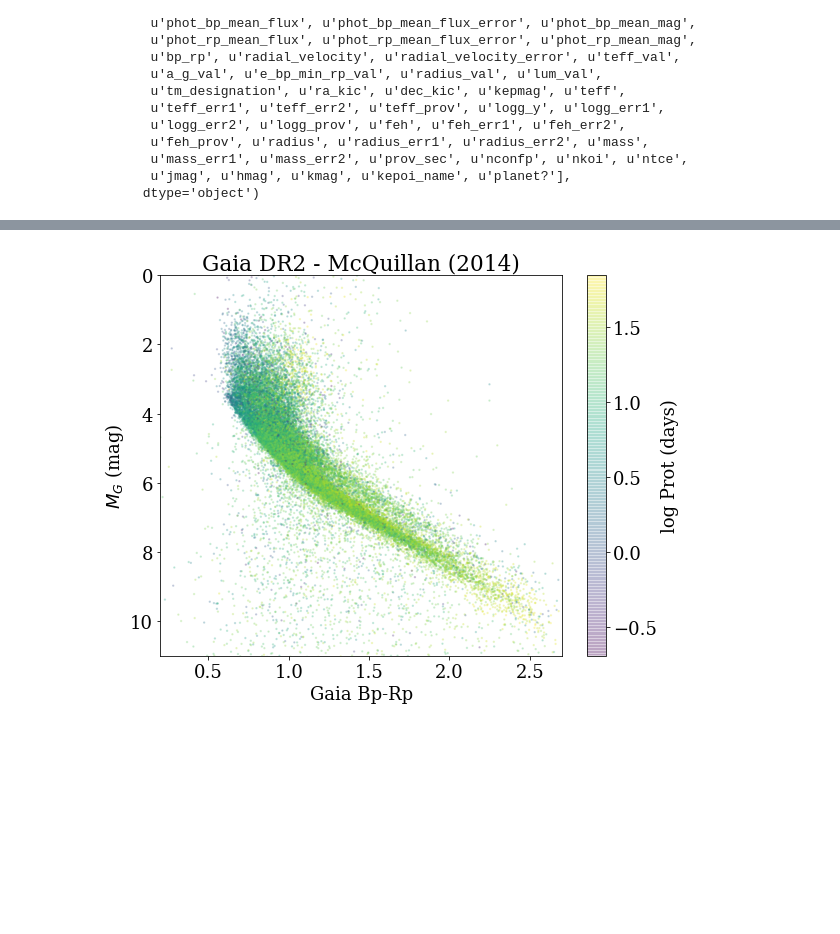
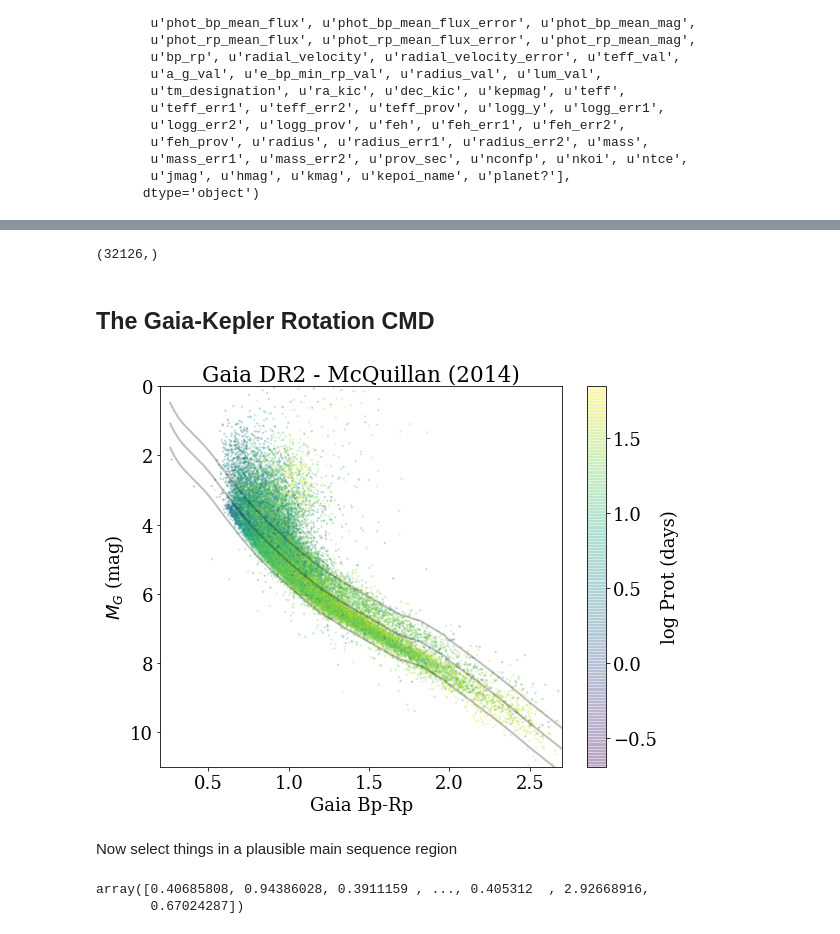
Before and after one commit to jradavenport/gaia2_kep_rot, a Jupyter notebook: explore.ipynb, the cells around one changed output, grey strips where cells are left out. Drawn from its saved outputs; the diff is of its cells as text; code cells hidden in the pictures; blank space fills up the shorter version.

Commit message:
first round of plots

```diff
--- a/explore.ipynb
+++ b/explore.ipynb
@@ -50,19 +63,52 @@ Index([u'KID', u'Teff', u'logg_x', u'Mass', u'Prot', u'Prot_err', u'Rper',
+# %%
+ok = np.where(np.isfinite(df[u'parallax']) & # this is basically the same as the TGAS file...
+              (df[u'parallax_error'] < 0.1) &
+              np.isfinite(df[u'bp_rp']) &
+              (df[u'phot_g_mean_flux_error']/df[u'phot_g_mean_flux'] < 0.005))[0]
+
+ok.shape
+# %% [output]
+(32126,)
+# %% [markdown]
+## The Gaia-Kepler Rotation CMD
+# %%
+# let's put an ischrone down
+isonames = ('Zini','Age','Mini','Mass','logL','logTe','logg','label','McoreTP',
+            'C_O','period0','period1','pmode','Mloss','tau1m','X','Y','Xc','Xn','Xo',
+            'Cexcess','Z','mbolmag','Gmag','G_BPmag','G_RPmag','B_Tmag','V_Tmag',
+            'Jmag','Hmag','Ksmag')
+
+# output195874734622.dat # age = 1e8
+# output783328222883.dat # age = 1e9
+# output382961170123.dat # age = 5e9
+
+iso_file = 'iso/output783328222883.dat'
+iso = pd.read_table(iso_file, delim_whitespace=True, header=None, comment='#', names=isonames)
+
+# get just the main sequence, and reverse it (for interpolating later)
+iok = np.where((iso['label'] < 2) & (iso['Gmag'] > 1.7))[0][::-1]
 # %%
 plt.figure(figsize=(9,7))
 cm = plt.cm.get_cmap('Spectral')
 
-plt.scatter(df[u'bp_rp'], df[u'phot_g_mean_mag'] + 5. * np.log10(df[u'parallax']/1000.)  + 5,
-            c=np.log10(df[u'Prot'].values),
-            alpha=0.2, s=2)
+plt.scatter(df[u'bp_rp'].values[ok],
+            df[u'phot_g_mean_mag'].values[ok] + 5. * np.log10(df[u'parallax'].values[ok]/1000.)  + 5,
+            c=np.log10(df[u'Prot'].values[ok]), alpha=0.2, s=2)
+
+plt.plot(iso['G_BPmag'].values[iok] - iso['G_RPmag'].values[iok], iso['Gmag'].values[iok], c='k', lw=2, alpha=0.25)
+plt.plot(iso['G_BPmag'].values[iok] - iso['G_RPmag'].values[iok], iso['Gmag'].values[iok] - 0.7, c='k', lw=2, alpha=0.25)
+plt.plot(iso['G_BPmag'].values[iok] - iso['G_RPmag'].values[iok], iso['Gmag'].values[iok] - 1.3, c='k', lw=2, alpha=0.25)
 
 plt.ylim(11,0)
 plt.xlim(.2,2.7)
 plt.xlabel('Gaia Bp-Rp')
 plt.ylabel('$M_G$ (mag)')
 plt.title('Gaia DR2 - McQuillan (2014)')
 # plt.text(4000, 1, 'N=894', fontsize=12)
 
 cb = plt.colorbar()
 cb.set_label('log Prot (days)')
 # %% [output]
-[figure, old version]
+[figure, new version]
+# %% [markdown]
+Now select things in a plausible main sequence region
@@ -68,0 +119,6 @@ cb.set_label('log Prot (days)')
+# %%
+dok = np.isfinite(delta_mag)
+delta_mag[dok]
+# %% [output]
+array([0.40685808, 0.94386028, 0.3911159 , ..., 0.405312  , 2.92668916,
+       0.67024287])
```
Also changed, not shown: parts of 21 cells of this notebook.
